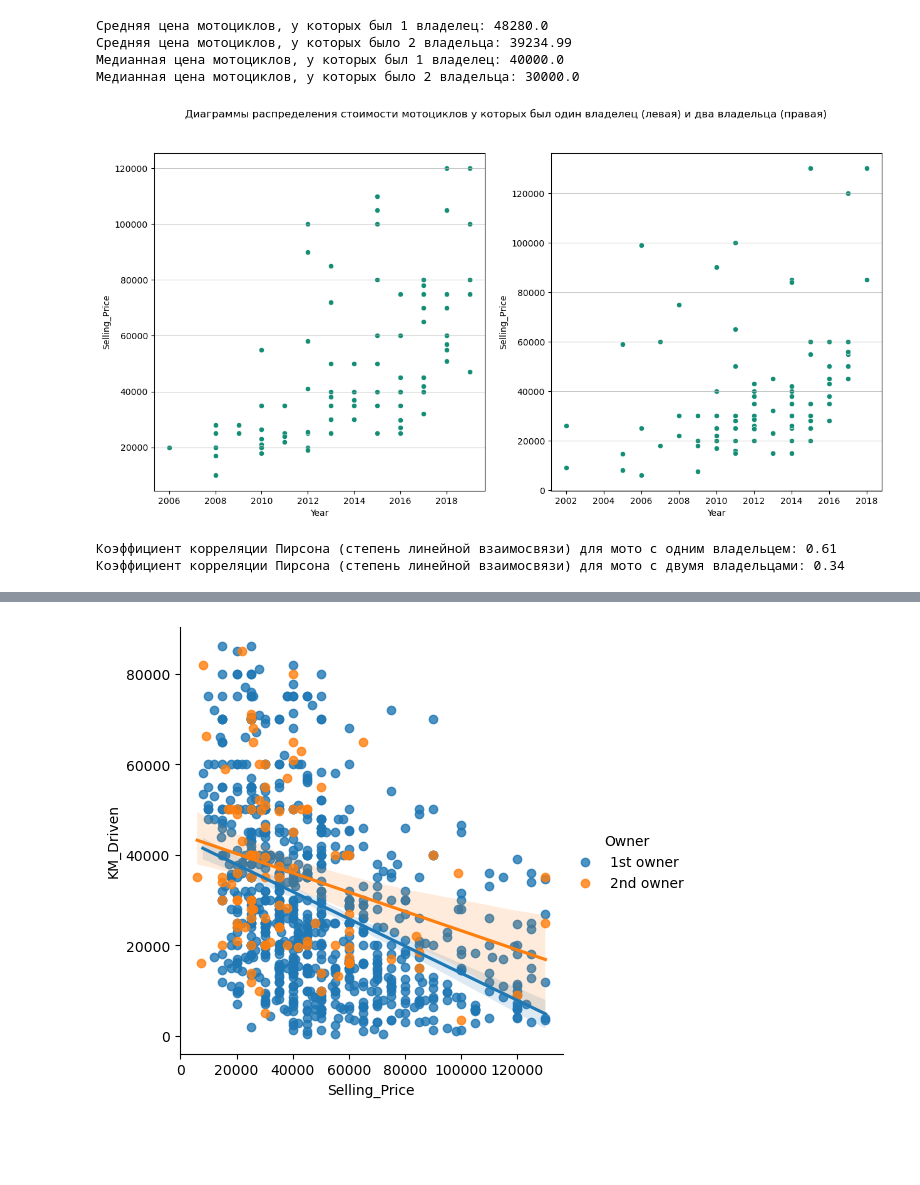
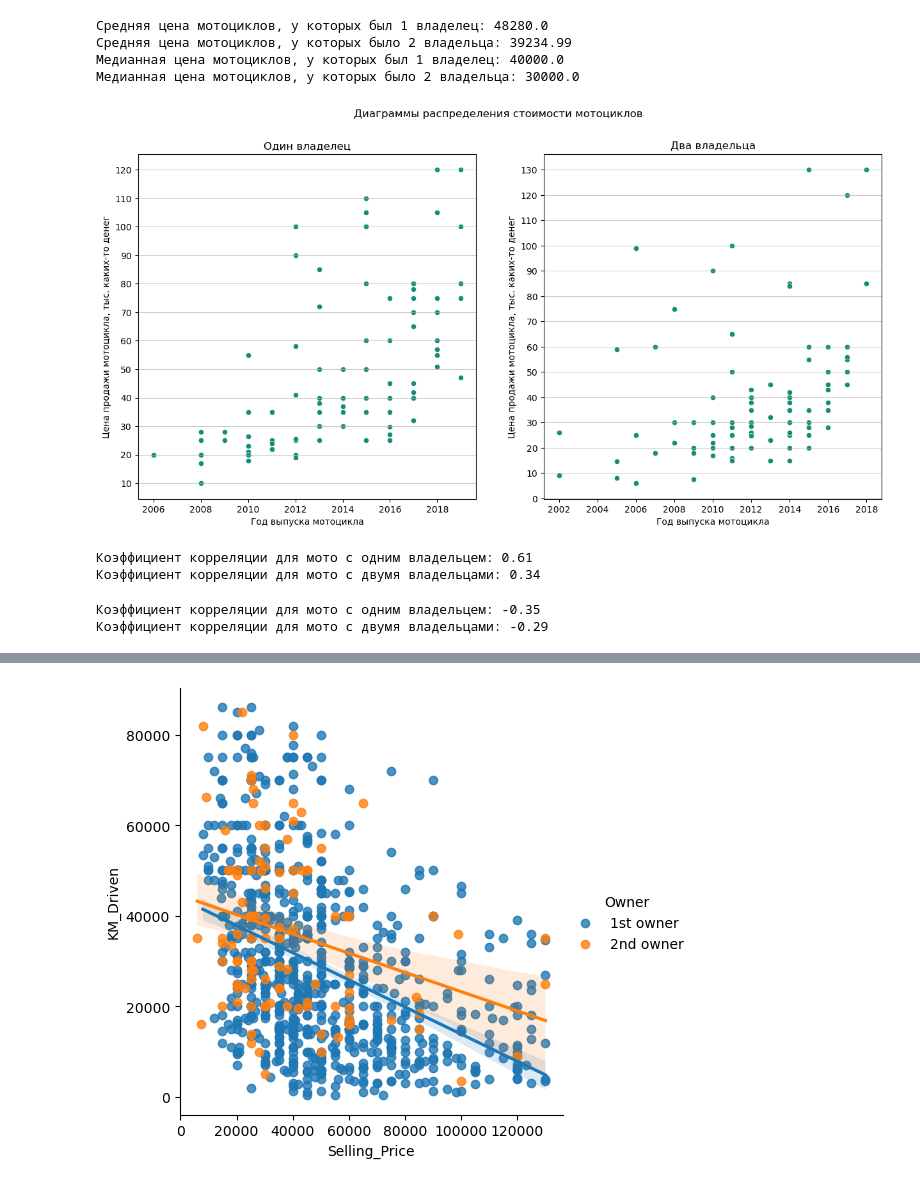
Before and after one commit to V1-code/DZ-11_08.10.2024, a Jupyter notebook: ДЗ-11.ipynb, the cells around one changed output, grey strips where cells are left out. Saved outputs shown, nothing was run; the diff lists cells and outputs as text; code cells hidden in the pictures; blank space fills up the shorter version.

```diff
--- a/ДЗ-11.ipynb
+++ b/ДЗ-11.ipynb
@@ -320,19 +331,29 @@ print('Медианная цена мотоциклов, у которых бы
 # %%
 df_1owner_price = df.loc[(df['Owner']=='1st owner'), ['Year','Selling_Price','KM_Driven']].sample(100, random_state = 42)
 df_2owner_price = df.loc[(df['Owner']=='2nd owner'), ['Year','Selling_Price','KM_Driven']].sample(100, random_state = 42)
 
 fig, (ax1, ax2)  = plt.subplots(1,2, figsize = (15,7))
-plt.suptitle('Диаграммы распределения стоимости мотоциклов у которых был один владелец (левая) и два владельца (правая)')
+plt.suptitle('Диаграммы распределения стоимости мотоциклов')
+ax1.set_title("Один владелец")
+ax2.set_title("Два владельца")
 
 ax1.grid(axis='y', which='major', linewidth = 0.5)
 ax2.grid(axis='y', which='major', linewidth = 0.5)
+
+ax1.set_xlabel('Год выпуска мотоцикла')
+ax1.set_ylabel('Цена продажи мотоцикла, тыс. каких-то денег')
+ax1.set_yticks(ticks=range(0,140000,10000), labels=range(0,140,10))
+
+ax2.set_xlabel('Год выпуска мотоцикла')
+ax2.set_ylabel('Цена продажи мотоцикла, тыс. каких-то денег')
+ax2.set_yticks(ticks=range(0,140000,10000), labels=range(0,140,10))
 
 sns.scatterplot(data = df_1owner_price, x = 'Year', y = 'Selling_Price', color='#138D75', ax=ax1)
 sns.scatterplot(data = df_2owner_price, x = 'Year', y = 'Selling_Price', color='#138D75', ax=ax2)
 
 plt.show()
 # %% [output]
-[figure, old version]
+[figure, new version]
 # %%
 # По диаграмме видно, что стоимости мотоциклов у которых было два владельца ниже, чем cтоимости мотоциклов
 # у которых был всего один владелец. Точки на правой диаграмме преимущественно расположены в нижней части.
@@ -341,11 +362,11 @@ plt.show()
 # %%
 # Оценка корреляции между переменными:
 
-print('Коэффициент корреляции Пирсона (степень линейной взаимосвязи) для мото с одним владельцем:',
+print('Коэффициент корреляции для мото с одним владельцем:',
       round(df_1owner_price['Year'].corr(df_1owner_price['Selling_Price']), 2))
-print('Коэффициент корреляции Пирсона (степень линейной взаимосвязи) для мото с двумя владельцами:',
+print('Коэффициент корреляции для мото с двумя владельцами:',
       round(df_2owner_price['Year'].corr(df_2owner_price['Selling_Price']), 2))
 # %% [output]
-Коэффициент корреляции Пирсона (степень линейной взаимосвязи) для мото с одним владельцем: 0.61
-Коэффициент корреляции Пирсона (степень линейной взаимосвязи) для мото с двумя владельцами: 0.34
+Коэффициент корреляции для мото с одним владельцем: 0.61
+Коэффициент корреляции для мото с двумя владельцами: 0.34
 # %%
@@ -354,2 +375,12 @@ print('Коэффициент корреляции Пирсона (степен
 # Т.е., по-простому, как это понимаю я: если у мотика было два владельца, то год выпуска на стоимость
 # уже не так сильно влияет. Верно?
+# %%
+# Для интереса посмотрим на зависимость стоимости мотоциклов от пробега
+
+print('Коэффициент корреляции для мото с одним владельцем:',
+      round(df_1owner_price['KM_Driven'].corr(df_1owner_price['Selling_Price']), 2))
+print('Коэффициент корреляции для мото с двумя владельцами:',
+      round(df_2owner_price['KM_Driven'].corr(df_2owner_price['Selling_Price']), 2))
+# %% [output]
+Коэффициент корреляции для мото с одним владельцем: -0.35
+Коэффициент корреляции для мото с двумя владельцами: -0.29
```
Also changed, not shown: parts of 7 cells of this notebook.
